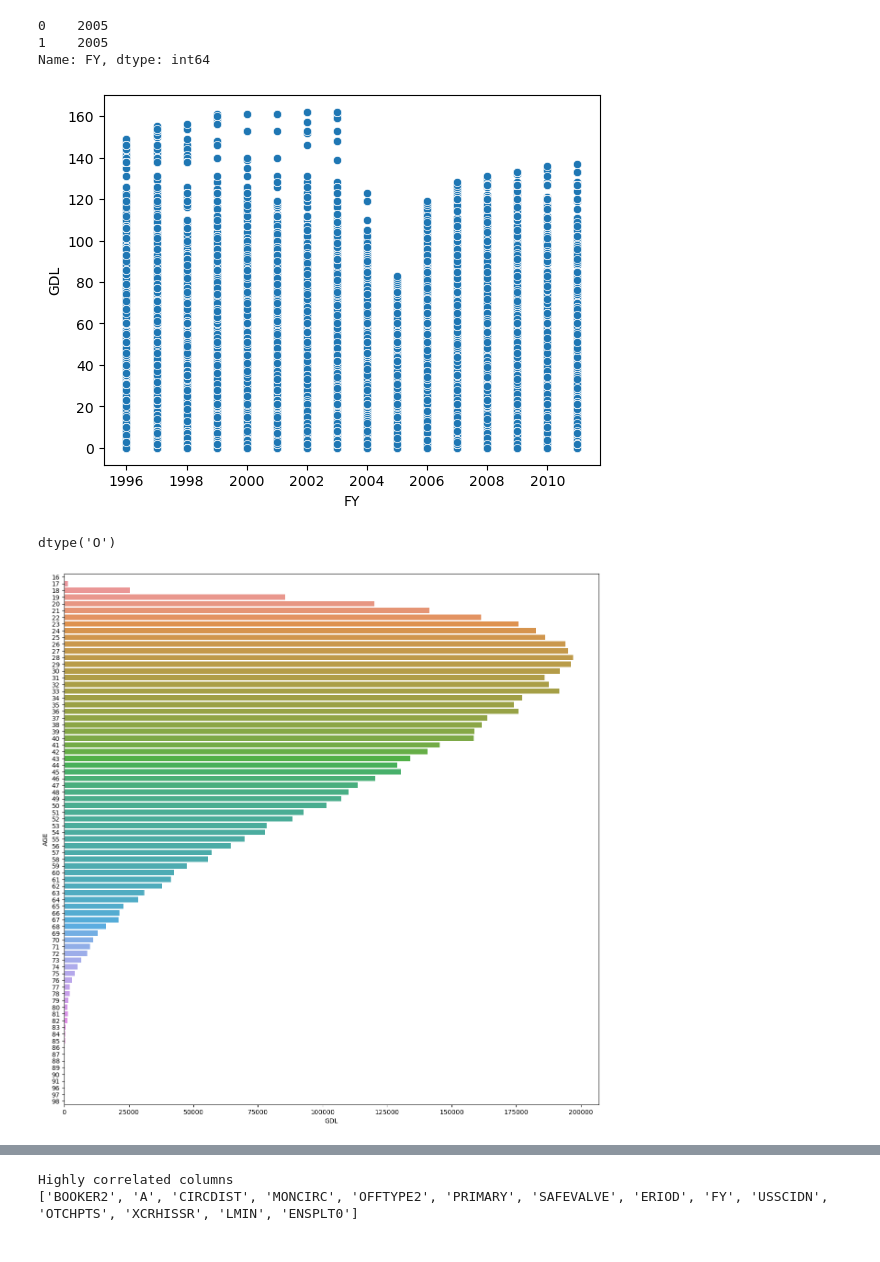
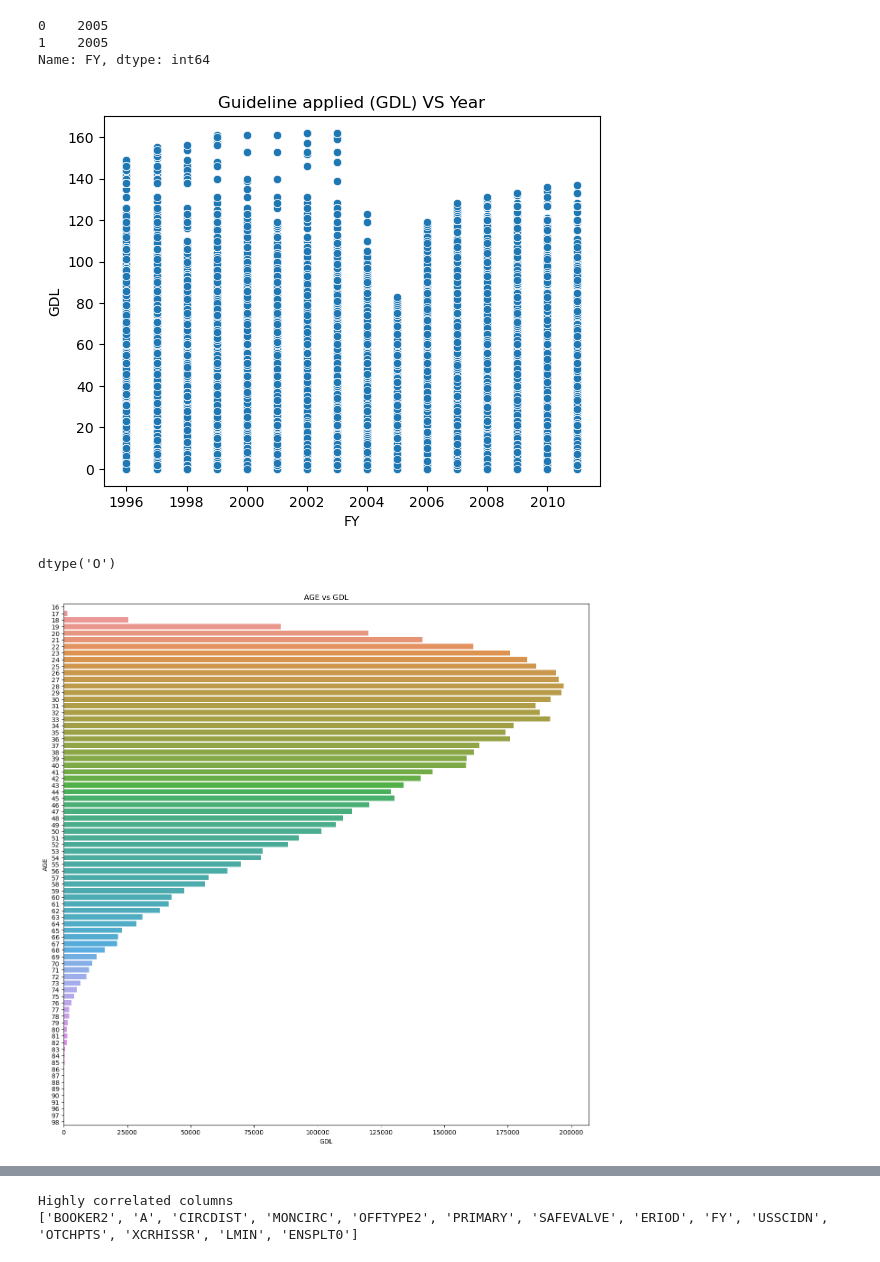
Before and after one commit to rsatkuna/Mass-Incarceration-Classification, a Jupyter notebook: code/03_Preprocessing_EDA.ipynb, the cells around one changed output, grey strips where cells are left out. Cells and saved outputs as stored; diff of their text form; code cells hidden in the pictures.

Commit message:
Add files via upload
Updated the plots with title and added more plots.

```diff
--- a/code/03_Preprocessing_EDA.ipynb
+++ b/code/03_Preprocessing_EDA.ipynb
@@ -165,9 +161,10 @@ df['FY'].head(2)
 Name: FY, dtype: int64
 # %%
 # GDL vs every year
-sns.scatterplot(data = df, x = 'FY', y = 'GDL');
+sns.scatterplot(data = df, x = 'FY', y = 'GDL')
+plt.title('Guideline applied (GDL) VS Year');
 # %% [output]
-[figure, old version]
+[figure, new version]
 # %%
 df['AGE'].dtypes
 # %% [output]
@@ -182,9 +179,10 @@ df['AGE'] = df['AGE'].astype(int)
 plt.figure(figsize = (15,15))
 age_df = df[['AGE','GDL']].groupby('AGE')['GDL'].sum()
 age_df = age_df.sort_values(ascending=False).reset_index()
-sns.barplot(y='AGE', x='GDL', data=age_df.reset_index(),orient='h');
+sns.barplot(y='AGE', x='GDL', data=age_df.reset_index(),orient='h')
+plt.title('AGE vs GDL');
 # %% [output]
-[figure, old version]
+[figure, new version]
 # %%
 # ACCAP, Indicator of whether Armed Career Criminal status was applied under §4B1.4.
 # Values are 0, 1,  Missing, Indeterminable, or Inapplicable. Impute the Missing, Indeterminable, or Inapplicable
```
Also changed, not shown: parts of 27 cells of this notebook.
